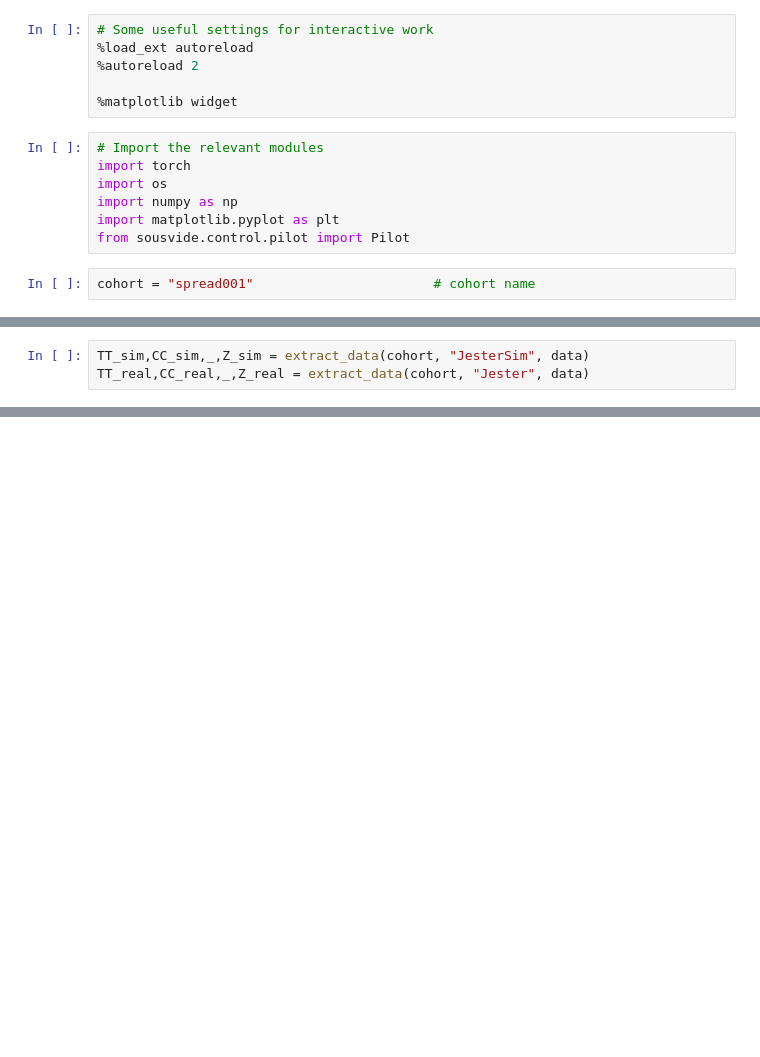
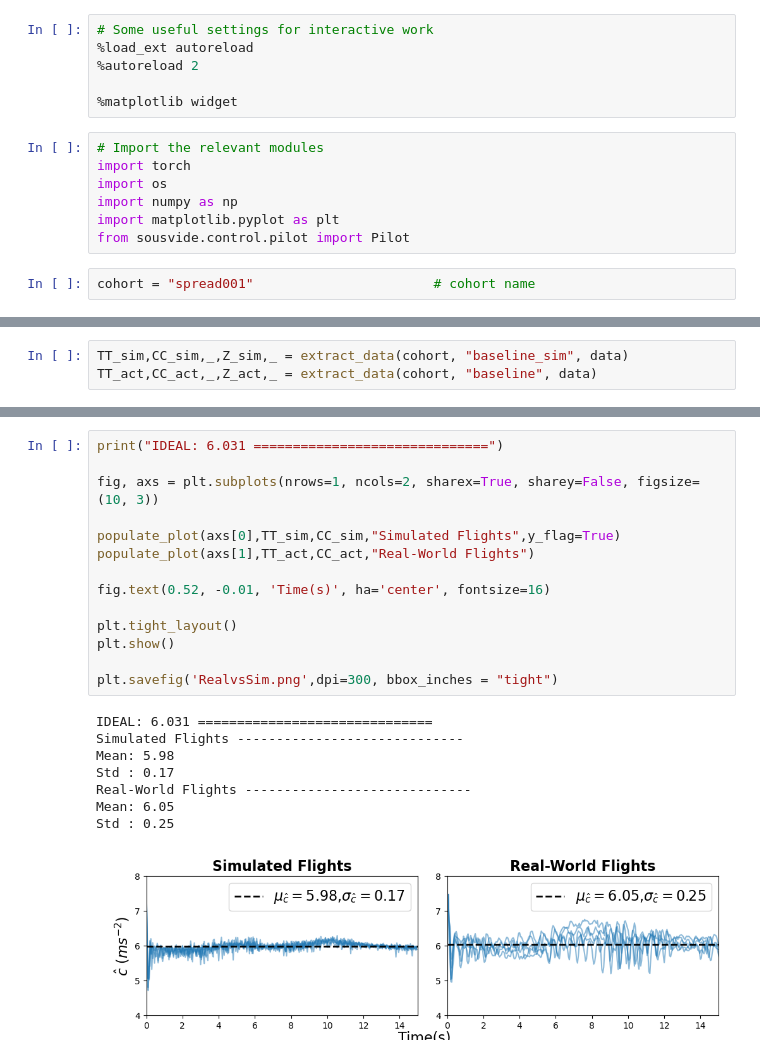
Before and after one commit to StanfordMSL/SousVide, a Jupyter notebook: notebooks/sv_c_calc.ipynb, the cells around one changed output, grey strips where cells are left out. Cells and saved outputs as stored; diff of their text form; blank space fills up the shorter version.

```diff
--- a/notebooks/sv_c_calc.ipynb
+++ b/notebooks/sv_c_calc.ipynb
@@ -68,4 +107,4 @@ dict_keys(['Jester', 'JesterSim', 'JesterLong'])
 # %%
-TT_sim,CC_sim,_,Z_sim = extract_data(cohort, "JesterSim", data)
-TT_real,CC_real,_,Z_real = extract_data(cohort, "Jester", data)
+TT_sim,CC_sim,_,Z_sim,_ = extract_data(cohort, "baseline_sim", data)
+TT_act,CC_act,_,Z_act,_ = extract_data(cohort, "baseline", data)
 # %%
@@ -101,0 +132,23 @@ plt.show()
+# %%
+print("IDEAL: 6.031 ==============================")
+
+fig, axs = plt.subplots(nrows=1, ncols=2, sharex=True, sharey=False, figsize=(10, 3))
+
+populate_plot(axs[0],TT_sim,CC_sim,"Simulated Flights",y_flag=True)
+populate_plot(axs[1],TT_act,CC_act,"Real-World Flights")
+
+fig.text(0.52, -0.01, 'Time(s)', ha='center', fontsize=16)
+
+plt.tight_layout()
+plt.show()
+
+plt.savefig('RealvsSim.png',dpi=300, bbox_inches = "tight")
+# %% [output]
+IDEAL: 6.031 ==============================
+Simulated Flights -----------------------------
+Mean: 5.98
+Std : 0.17
+Real-World Flights -----------------------------
+Mean: 6.05
+Std : 0.25
+[figure, added]
```
Also changed, not shown: parts of 9 cells of this notebook, 3 other files.
